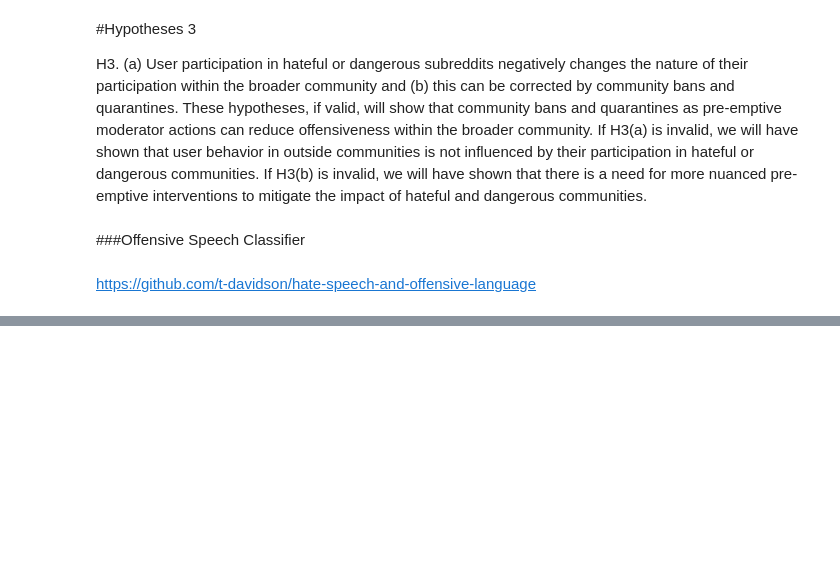
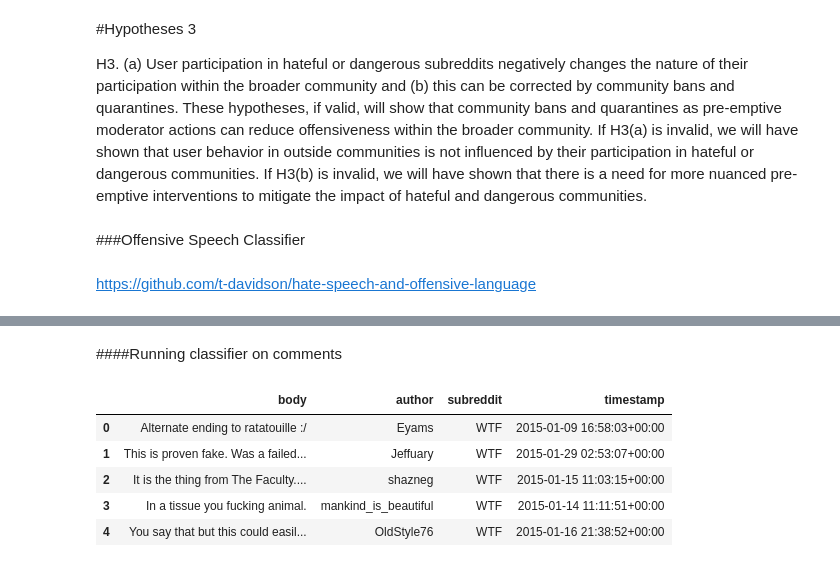
Before and after one commit to ahmedqazi123/RedditAnalysis, a Jupyter notebook: To_Act_or_React.ipynb, the cells around one changed output, grey strips where cells are left out. Drawn from its saved outputs; the diff is of its cells as text; code cells hidden in the pictures; blank space fills up the shorter version.

Commit message:
Running classifier

```diff
--- a/To_Act_or_React.ipynb
+++ b/To_Act_or_React.ipynb
@@ -680,0 +739,11 @@ accuracy 0.896017431304
+# %% [markdown]
+####Running classifier on comments
+# %%
+comments.head()
+# %% [output]
+|  | body | author | subreddit | timestamp |
+| 0 | Alternate ending to ratatouille :/ | Eyams | WTF | 2015-01-09 16:58:03+00:00 |
+| 1 | This is proven fake. Was a failed... | Jeffuary | WTF | 2015-01-29 02:53:07+00:00 |
+| 2 | It is the thing from The Faculty.... | shazneg | WTF | 2015-01-15 11:03:15+00:00 |
+| 3 | In a tissue you fucking animal. | mankind_is_beautiful | WTF | 2015-01-14 11:11:51+00:00 |
+| 4 | You say that but this could easil... | OldStyle76 | WTF | 2015-01-16 21:38:52+00:00 |
```
Also changed, not shown: parts of 10 cells of this notebook.
